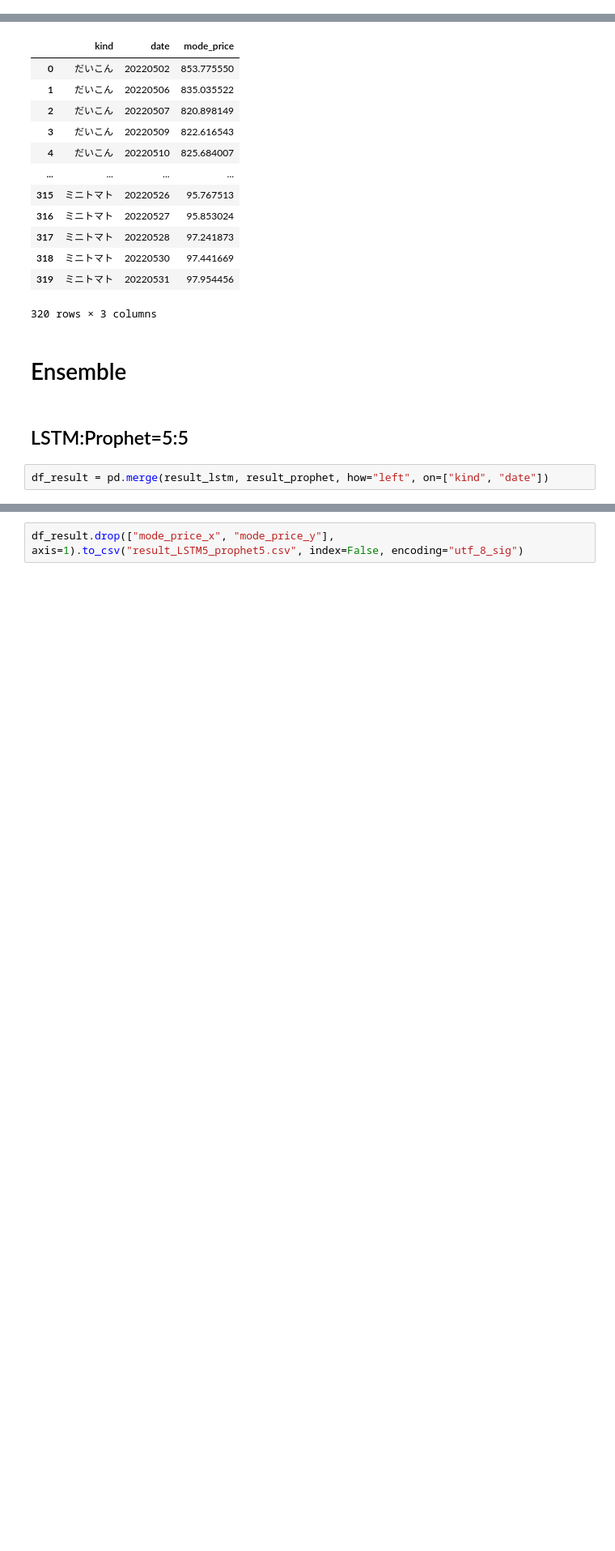
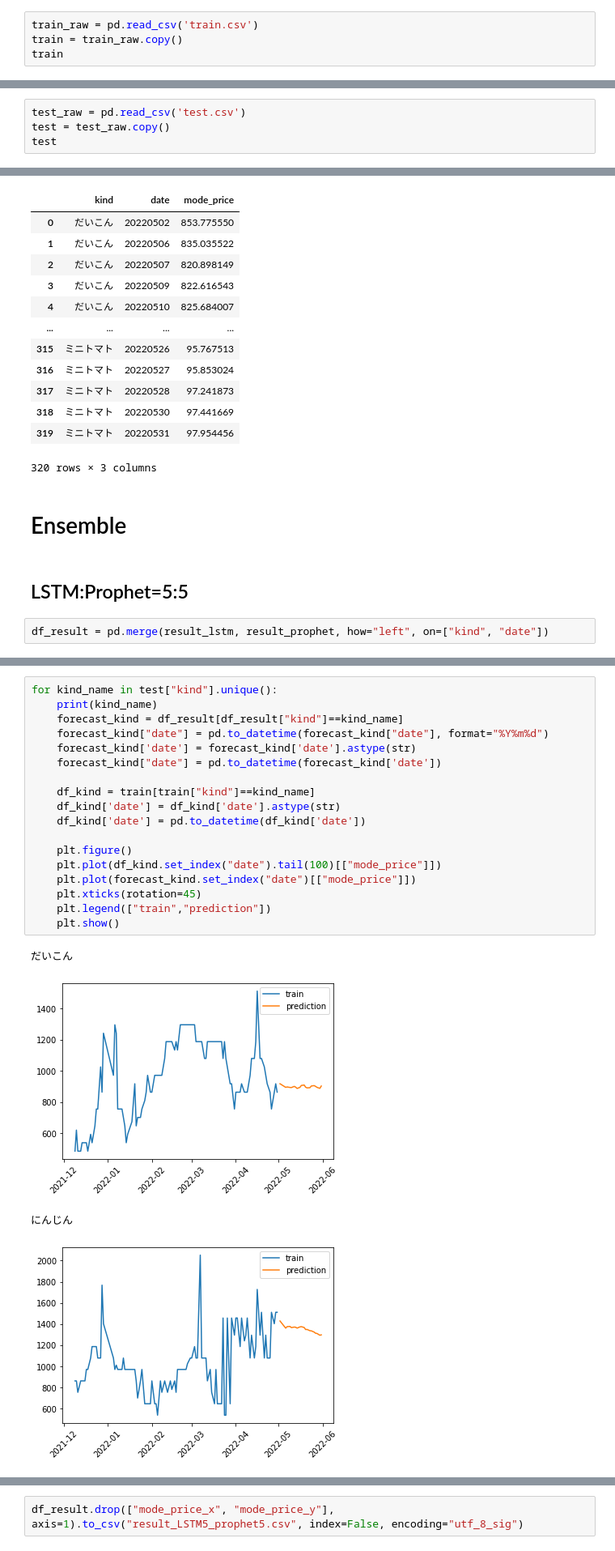
Before and after one commit to 09de156p/fresh-vegetable-price-forecasts-nishika, a Jupyter notebook: Ensemble.ipynb, the cells around one changed output, grey strips where cells are left out. Shown at 81% size. Saved outputs shown, nothing was run; the diff lists cells and outputs as text; blank space fills up the shorter version.

```diff
--- a/Ensemble.ipynb
+++ b/Ensemble.ipynb
@@ -6,0 +14,4 @@ import numpy as np
+# %%
+train_raw = pd.read_csv('train.csv')
+train = train_raw.copy()
+train
@@ -6,0 +32,4 @@ import numpy as np
+# %%
+test_raw = pd.read_csv('test.csv')
+test = test_raw.copy()
+test
@@ -81,0 +127,23 @@ df_result.drop(["mode_price_x", "mode_price_y"], axis=1)
+# %%
+for kind_name in test["kind"].unique():
+    print(kind_name)
+    forecast_kind = df_result[df_result["kind"]==kind_name]
+    forecast_kind["date"] = pd.to_datetime(forecast_kind["date"], format="%Y%m%d")
+    forecast_kind['date'] = forecast_kind['date'].astype(str)
+    forecast_kind["date"] = pd.to_datetime(forecast_kind['date'])
+
+    df_kind = train[train["kind"]==kind_name]
+    df_kind['date'] = df_kind['date'].astype(str)
+    df_kind['date'] = pd.to_datetime(df_kind['date'])
+
+    plt.figure()
+    plt.plot(df_kind.set_index("date").tail(100)[["mode_price"]])
+    plt.plot(forecast_kind.set_index("date")[["mode_price"]])
+    plt.xticks(rotation=45)
+    plt.legend(["train","prediction"])
+    plt.show()
+# %% [output]
+だいこん
+[figure, added]
+にんじん
+[figure, added]
```
Also changed, not shown: parts of 10 cells of this notebook, 1 other file.
